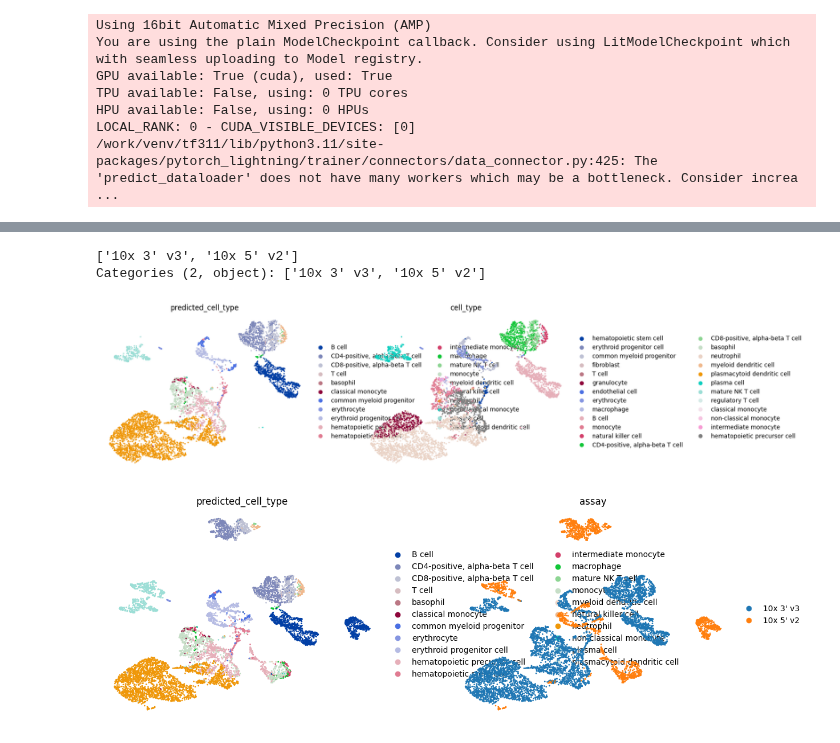
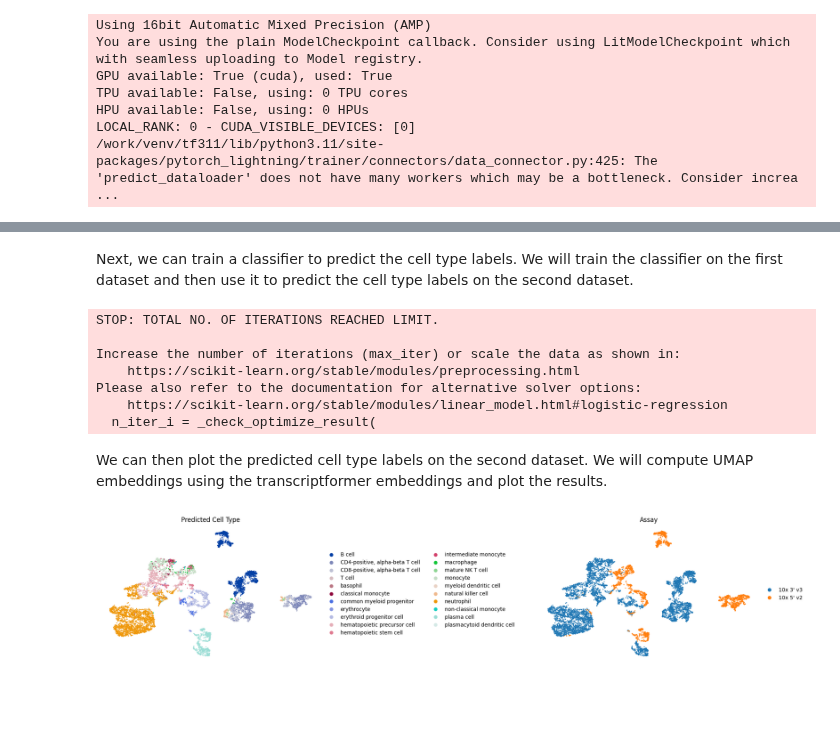
Before and after one commit to czi-ai/transcriptformer, a Jupyter notebook: notebooks/celltype-classification.ipynb, the cells around one changed output, grey strips where cells are left out. Cells and saved outputs as stored; diff of their text form; code cells hidden in the pictures; blank space fills up the shorter version.

```diff
--- a/notebooks/celltype-classification.ipynb
+++ b/notebooks/celltype-classification.ipynb
@@ -41,6 +65,3 @@ cfg.model.data_config.esm2_mappings_path = os.path.join(cfg.model.checkpoint_pat
 # %%
 adata.var["ensembl_id"] = adata.var_names.str.split('.').str[0]
 adata.X = adata.layers["decontXcounts"]
-# %%
-cfg.model.data_config.normalize_to_scale = 10_000
-cfg.model.model_config.seq_len = 4095
@@ -103,20 +99,47 @@ labels = pd.Categorical(classes)
-# %%
-adata_map.obs['predicted_cell_type'] = labels
+# %% [markdown]
+Next, we can train a classifier to predict the cell type labels. We will train the classifier on the first dataset and then use it to predict the cell type labels on the second dataset.
+# %%
+import pandas as pd
+import numpy as np
+
+from sklearn.pipeline import Pipeline
+from sklearn.preprocessing import StandardScaler
+from sklearn.linear_model import LogisticRegression
+pipeline = Pipeline(
+                [
+                    ("scaler", StandardScaler()),
+                    ("lr", LogisticRegression()),
+                ]
+            )
+
+embeddings, labels = adata_output.obsm["embeddings"], adata_output.obs["cell_type"]
+embeddings_map = adata_map_output.obsm["embeddings"]
+pipeline.fit(embeddings, labels)
+classes = pipeline.predict(embeddings_map)
+# %% [output]
+STOP: TOTAL NO. OF ITERATIONS REACHED LIMIT.
+
+Increase the number of iterations (max_iter) or scale the data as shown in:
+    https://scikit-learn.org/stable/modules/preprocessing.html
+Please also refer to the documentation for alternative solver options:
+    https://scikit-learn.org/stable/modules/linear_model.html#logistic-regression
+  n_iter_i = _check_optimize_result(
+# %% [markdown]
+We can then plot the predicted cell type labels on the second dataset. We will compute UMAP embeddings using the transcriptformer embeddings and plot the results.
 # %%
 import scanpy as sc
+adata_map.obs['predicted_cell_type'] = pd.Categorical(classes)
 adata_map.obsm["transcriptformer_embedding"] = embeddings_map
 sc.pp.neighbors(adata_map, use_rep="transcriptformer_embedding")
 sc.tl.umap(adata_map)
-# %%
-adata_map.obs["assay"].unique()
-# %% [output]
-['10x 3' v3', '10x 5' v2']
-Categories (2, object): ['10x 3' v3', '10x 5' v2']
 # %%
-sc.pl.umap(adata_map[adata_map.obs["assay"] == "10x 3' v3"], color=['predicted_cell_type', "cell_type"], ncols=2, frameon=False)
+sc.pl.umap(
+    adata_map,
+    color=['predicted_cell_type', "assay"],
+    ncols=2,
+    frameon=False,
+    wspace=0.8,  # Add space between plots
+    title=['Predicted Cell Type', 'Assay'],  # Add descriptive titles
+)
 # %% [output]
-[figure, old version]
+[figure, new version]
-# %%
-sc.pl.umap(adata_map, color=['predicted_cell_type', "assay"], ncols=2, frameon=False)
-# %% [output]
-[figure, removed]
```
Also changed, not shown: parts of 13 cells of this notebook.
